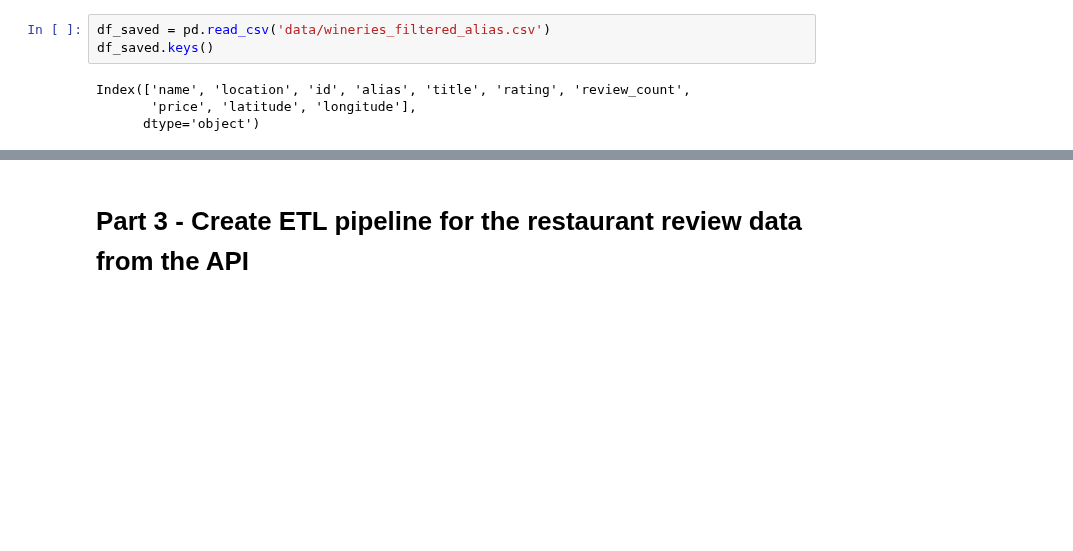
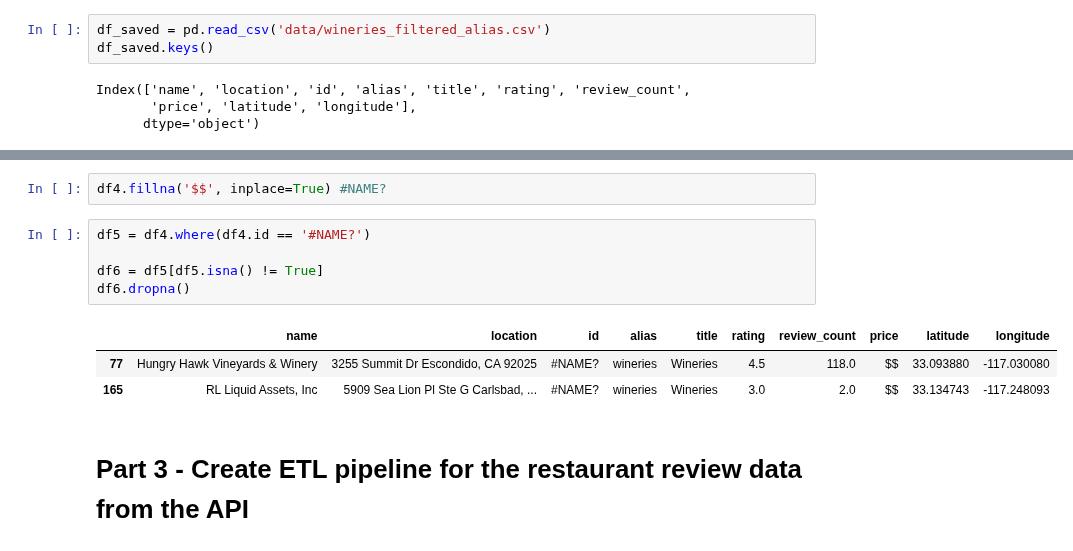
Before and after one commit to pleasecallmejax/Phase-1-Project, a Jupyter notebook: Data_Acquisition_Process.ipynb, the cells around one changed output, grey strips where cells are left out. Drawn from its saved outputs; the diff is of its cells as text; blank space fills up the shorter version.

```diff
--- a/Data_Acquisition_Process.ipynb
+++ b/Data_Acquisition_Process.ipynb
@@ -360,3 +381,14 @@ Index(['name', 'location', 'id', 'alias', 'title', 'rating', 'review_count',
+# %%
+df4.fillna('$$', inplace=True) #NAME?
+# %%
+df5 = df4.where(df4.id == '#NAME?')
+
+df6 = df5[df5.isna() != True]
+df6.dropna()
+# %% [output]
+|  | name | location | id | alias | title | rating | review_count | price | latitude | longitude |
+| 77 | Hungry Hawk Vineyards & Winery | 3255 Summit Dr Escondido, CA 92025 | #NAME? | wineries | Wineries | 4.5 | 118.0 | $$ | 33.093880 | -117.030080 |
+| 165 | RL Liquid Assets, Inc | 5909 Sea Lion Pl Ste G Carlsbad, ... | #NAME? | wineries | Wineries | 3.0 | 2.0 | $$ | 33.134743 | -117.248093 |
 # %% [markdown]
 # Part 3 -  Create ETL pipeline for the restaurant review data from the API
 # %% [markdown]
```
Also changed, not shown: parts of 2 cells of this notebook, 4 other files.
